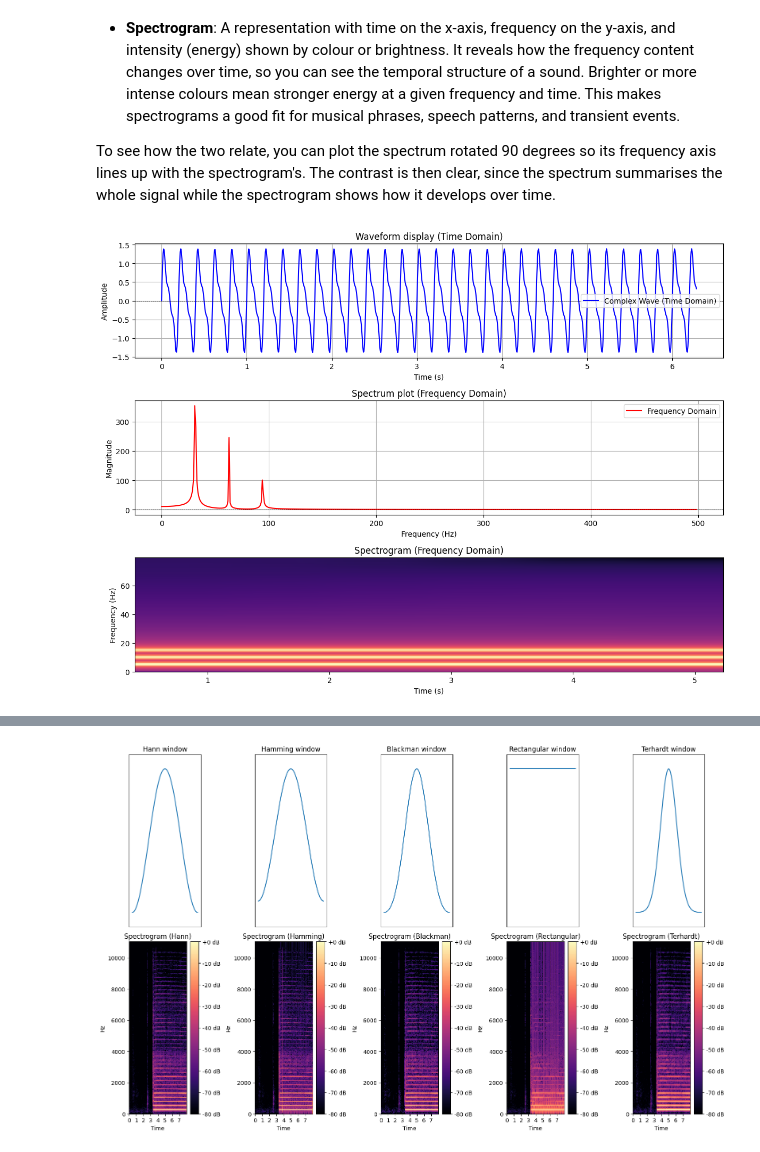
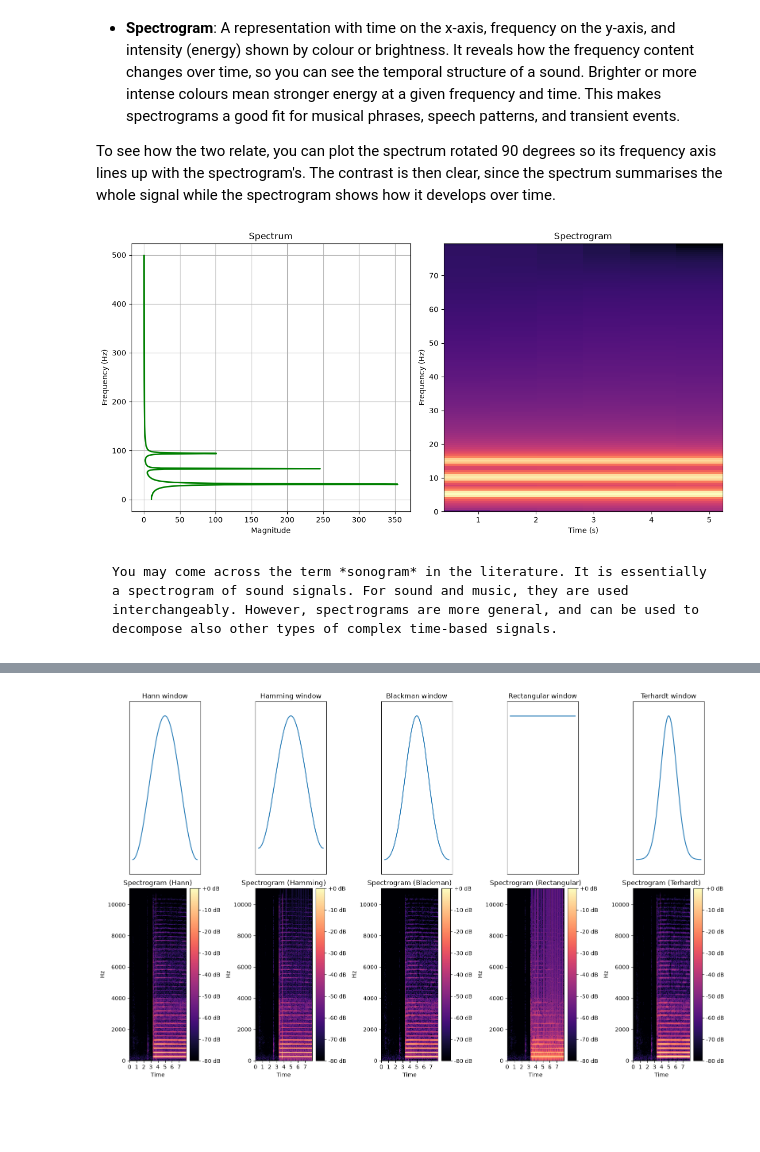
Before and after one commit to fourMs/sensingsoundandmusic, a Jupyter notebook: book/acoustics.ipynb, the cells around one changed output, grey strips where cells are left out. Drawn from its saved outputs; the diff is of its cells as text; code cells hidden in the pictures; blank space fills up the shorter version.

````diff
--- a/book/acoustics.ipynb
+++ b/book/acoustics.ipynb
@@ -487,56 +581,45 @@ To see how the two relate, you can plot the spectrum rotated 90 degrees so its f
 # %%
 # Define parameters for the complex wave
 frequency1 = 5  # Frequency of the first wave in Hz
 frequency2 = 10  # Frequency of the second wave in Hz
 frequency3 = 15  # Frequency of the third wave in Hz
 amplitude1 = 1
 amplitude2 = 0.5
 amplitude3 = 0.25
 
 # Generate the complex wave as a sum of three sine waves
 wave1 = amplitude1 * np.sin(2 * np.pi * frequency1 * x)
 wave2 = amplitude2 * np.sin(2 * np.pi * frequency2 * x)
 wave3 = amplitude3 * np.sin(2 * np.pi * frequency3 * x)
 complex_wave = wave1 + wave2 + wave3
 
 # Compute the Fourier Transform of the complex wave
 N = len(complex_wave)
 T = (x[1] - x[0]) / (2 * np.pi)
 frequencies = fftfreq(N, T)[:N // 2]
 fft_values = fft(complex_wave)[:N // 2]
 
-# Plot time domain, frequency domain, and spectrogram
-plt.figure(figsize=(12, 9))
+fig, axes = plt.subplots(1, 2, figsize=(12, 6))
 
-# Time domain plot
-plt.subplot(3, 1, 1)
-plt.plot(x, complex_wave, label='Complex Wave (Time Domain)', color='blue')
-plt.title('Waveform display (Time Domain)')
-plt.xlabel('Time (s)')
-plt.ylabel('Amplitude')
-plt.axhline(0, color='black', linewidth=0.5, linestyle='--')
-plt.legend()
-plt.grid()
+# Left: Spectrum turned 90 degrees
+axes[0].plot(np.abs(fft_values), frequencies, color='green', linewidth=2)
+axes[0].set_title('Spectrum')
+axes[0].set_ylabel('Frequency (Hz)')
+axes[0].set_xlabel('Magnitude')
+axes[0].grid()
 
-# Frequency domain plot
-plt.subplot(3, 1, 2)
-plt.plot(frequencies, np.abs(fft_values), label='Frequency Domain', color='red')
-plt.title('Spectrum plot (Frequency Domain)')
-plt.xlabel('Frequency (Hz)')
-plt.ylabel('Magnitude')
-plt.axhline(0, color='black', linewidth=0.5, linestyle='--')
-plt.legend()
-plt.grid()
-
-# Spectrogram plot
-plt.subplot(3, 1, 3)
-plt.specgram(complex_wave, NFFT=256, Fs=1/(x[1]-x[0]), noverlap=128, cmap='magma')
-plt.title('Spectrogram (Frequency Domain)')
-plt.xlabel('Time (s)')
-plt.ylabel('Frequency (Hz)')
+# Right: Spectrogram
+axes[1].specgram(complex_wave, NFFT=256, Fs=1/(x[1]-x[0]), noverlap=128, cmap='magma')
+axes[1].set_title('Spectrogram')
+axes[1].set_xlabel('Time (s)')
+axes[1].set_ylabel('Frequency (Hz)')
 
 plt.tight_layout()
 plt.show()
 # %% [output]
-[figure, old version]
+[figure, new version]
+# %% [markdown]
+```{note}
+You may come across the term *sonogram* in the literature. It is essentially a spectrogram of sound signals. For sound and music, they are used interchangeably. However, spectrograms are more general, and can be used to decompose also other types of complex time-based signals.
+```
 # %% [markdown]
````
Also changed, not shown: parts of 20 cells of this notebook.
